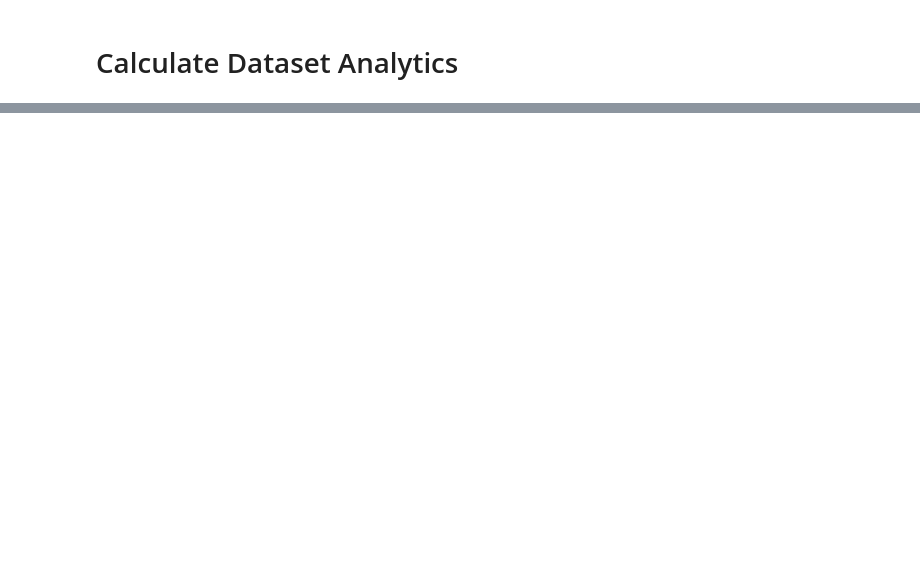
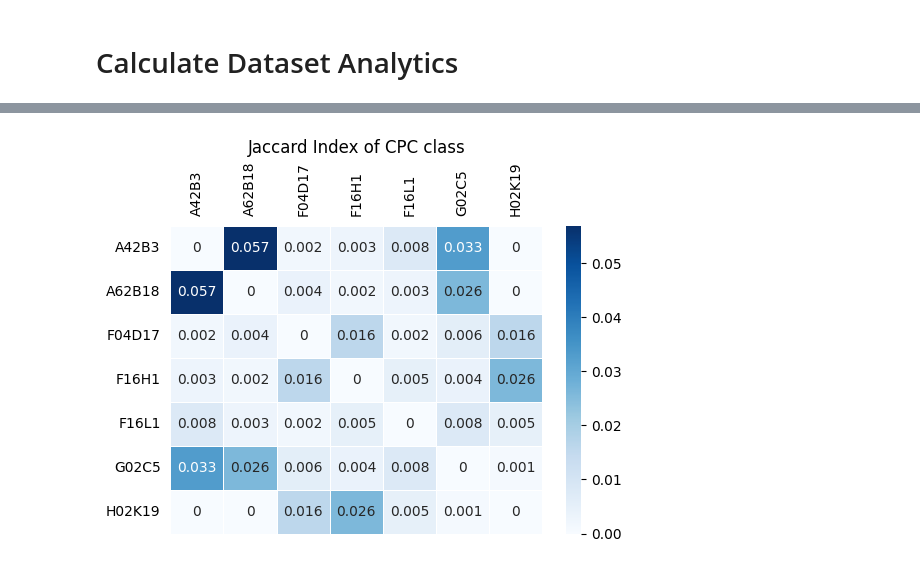
Before and after one commit to Marco-Consoloni/google-patent-scraping, a Jupyter notebook: scripts/calculate_dataset_analytics.ipynb, the cells around one changed output, grey strips where cells are left out. Drawn from its saved outputs; the diff is of its cells as text; code cells hidden in the pictures; blank space fills up the shorter version.

```diff
--- a/scripts/calculate_dataset_analytics.ipynb
+++ b/scripts/calculate_dataset_analytics.ipynb
@@ -121,0 +172,46 @@ df
+# %%
+def compute_jaccard_index(dict):
+    keys = list(dict.keys())
+    result = {}
+
+    for i in range(len(keys)):
+        for j in range(i + 1, len(keys)):
+            key1 = keys[i]
+            key2 = keys[j]
+
+            # Get the sets of elements for each key
+            set1 = set(dict[key1])
+            set2 = set(dict[key2])
+
+            # Compute the Jaccard index
+            intersection = len(set1.intersection(set2))
+            union = len(set1.union(set2))
+            jaccard_index = intersection / union
+
+            # Store the result
+            result[(key1, key2)] = round(jaccard_index, 3)
+
+    return result
+
+# Compute common elements for the given dictionary with string lists
+jaccard_result = compute_jaccard_index(CPC_of_citations)
+# %%
+# Creating a DataFrame for visualization
+keys = list(CPC_of_citations.keys())
+matrix = pd.DataFrame(np.zeros((len(keys), len(keys))), index=keys, columns=keys)
+
+# Fill in the matrix with the common elements counts
+for (key1, key2), count in jaccard_result.items():
+    matrix.loc[key1, key2] = count
+    matrix.loc[key2, key1] = count  # Symmetry for pairs
+
+# Plot the matrix using a heatmap
+plt.figure(figsize=(6, 4))
+ax = sns.heatmap(matrix, annot=True, cmap="Blues", linewidths=0.5, cbar=True)
+ax.xaxis.tick_top() # Move the x-axis tick labels to the top
+ax.tick_params(left=False, bottom=False, top=False)
+plt.title('Jaccard Index of CPC class')
+plt.xticks(rotation=90)  # Rotate x-axis labels if needed for better readability
+plt.show()
+# %% [output]
+[figure, added]
```
Also changed, not shown: parts of 8 cells of this notebook.
